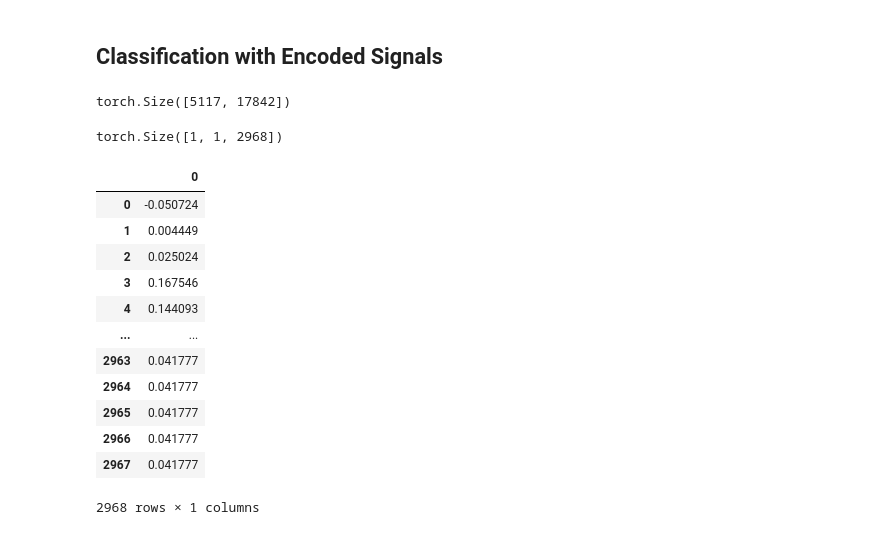
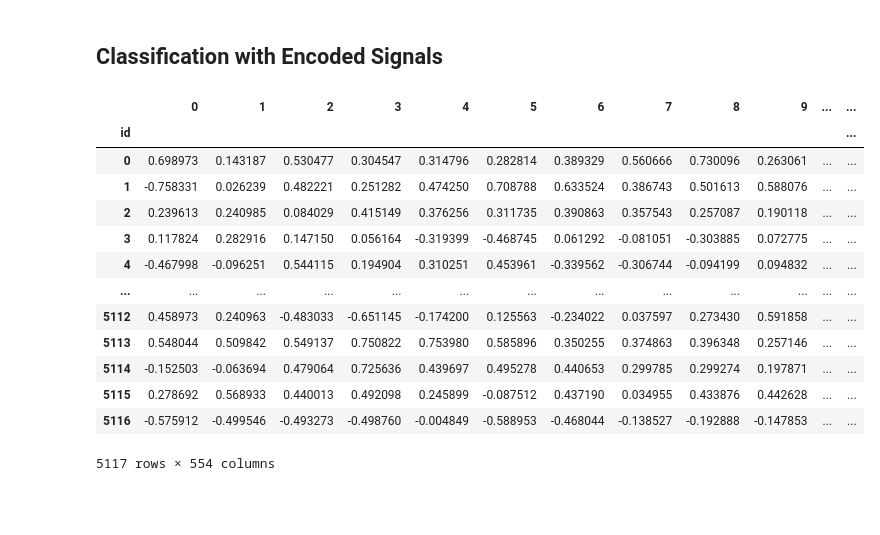
Before and after one commit to smueksch/advanced-machine-learning-tasks, a Jupyter notebook: task-2/auto-encoder/proof-of-concept.ipynb, the cells around one changed output. Cells and saved outputs as stored; diff of their text form; code cells hidden in the pictures; blank space fills up the shorter version.

```diff
--- a/task-2/auto-encoder/proof-of-concept.ipynb
+++ b/task-2/auto-encoder/proof-of-concept.ipynb
@@ -201,29 +355,27 @@ from sklearn.model_selection import cross_val_score
 # %%
 # Compute encoded version of training set.
 with torch.no_grad():
     ecg_auto_encoder.eval()
     X_train_tensor = torch.tensor(X_train_scaled.values, dtype=torch.float)
-    display(X_train_tensor.shape)
-    X_train_enc = ecg_auto_encoder(signal_tensor)
-    display(X_train_enc.shape)
+    X_train_tensor = torch.unsqueeze(X_train_tensor, 1)
+    X_train_enc = ecg_auto_encoder(X_train_tensor)
     X_train_enc = torch.squeeze(X_train_enc)
-    X_train_enc = pd.DataFrame(X_train_enc.numpy())#, index=X_train.index)
+    X_train_enc = pd.DataFrame(X_train_enc.numpy(), index=X_train.index)
     display(X_train_enc)
 # %% [output]
+|  | 0 | 1 | 2 | 3 | 4 | 5 | 6 | 7 | 8 | 9 | ... | ... |
+| id |  |  |  |  |  |  |  |  |  |  |  | ... |
+| 0 | 0.698973 | 0.143187 | 0.530477 | 0.304547 | 0.314796 | 0.282814 | 0.389329 | 0.560666 | 0.730096 | 0.263061 | ... | ... |
+| 1 | -0.758331 | 0.026239 | 0.482221 | 0.251282 | 0.474250 | 0.708788 | 0.633524 | 0.386743 | 0.501613 | 0.588076 | ... | ... |
+| 2 | 0.239613 | 0.240985 | 0.084029 | 0.415149 | 0.376256 | 0.311735 | 0.390863 | 0.357543 | 0.257087 | 0.190118 | ... | ... |
+| 3 | 0.117824 | 0.282916 | 0.147150 | 0.056164 | -0.319399 | -0.468745 | 0.061292 | -0.081051 | -0.303885 | 0.072775 | ... | ... |
+| 4 | -0.467998 | -0.096251 | 0.544115 | 0.194904 | 0.310251 | 0.453961 | -0.339562 | -0.306744 | -0.094199 | 0.094832 | ... | ... |
+| ... | ... | ... | ... | ... | ... | ... | ... | ... | ... | ... | ... | ... |
+| 5112 | 0.458973 | 0.240963 | -0.483033 | -0.651145 | -0.174200 | 0.125563 | -0.234022 | 0.037597 | 0.273430 | 0.591858 | ... | ... |
+| 5113 | 0.548044 | 0.509842 | 0.549137 | 0.750822 | 0.753980 | 0.585896 | 0.350255 | 0.374863 | 0.396348 | 0.257146 | ... | ... |
+| 5114 | -0.152503 | -0.063694 | 0.479064 | 0.725636 | 0.439697 | 0.495278 | 0.440653 | 0.299785 | 0.299274 | 0.197871 | ... | ... |
+| 5115 | 0.278692 | 0.568933 | 0.440013 | 0.492098 | 0.245899 | -0.087512 | 0.437190 | 0.034955 | 0.433876 | 0.442628 | ... | ... |
+| 5116 | -0.575912 | -0.499546 | -0.493273 | -0.498760 | -0.004849 | -0.588953 | -0.468044 | -0.138527 | -0.192888 | -0.147853 | ... | ... |
-torch.Size([5117, 17842])
+5117 rows × 554 columns
-torch.Size([1, 1, 2968])
-|  | 0 |
-| 0 | -0.050724 |
-| 1 | 0.004449 |
-| 2 | 0.025024 |
-| 3 | 0.167546 |
-| 4 | 0.144093 |
-| ... | ... |
-| 2963 | 0.041777 |
-| 2964 | 0.041777 |
-| 2965 | 0.041777 |
-| 2966 | 0.041777 |
-| 2967 | 0.041777 |
-2968 rows × 1 columns
 # %%
 enc_valid_score = cross_val_score(
```
Also changed, not shown: parts of 8 cells of this notebook, 9 other files.
